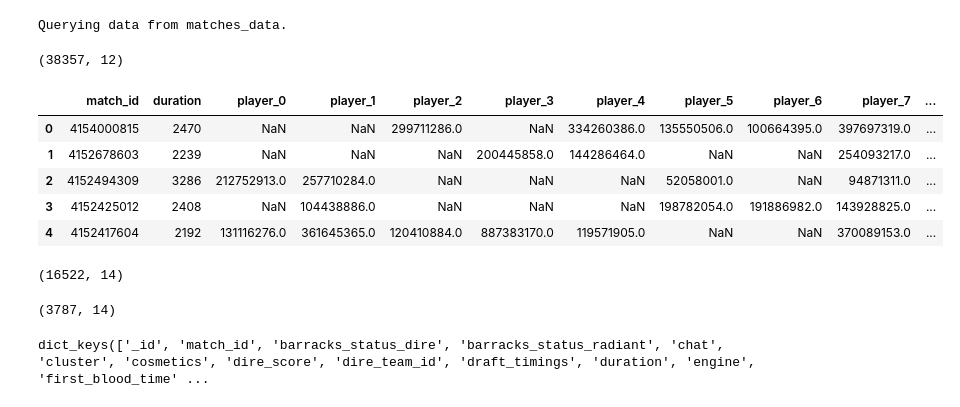
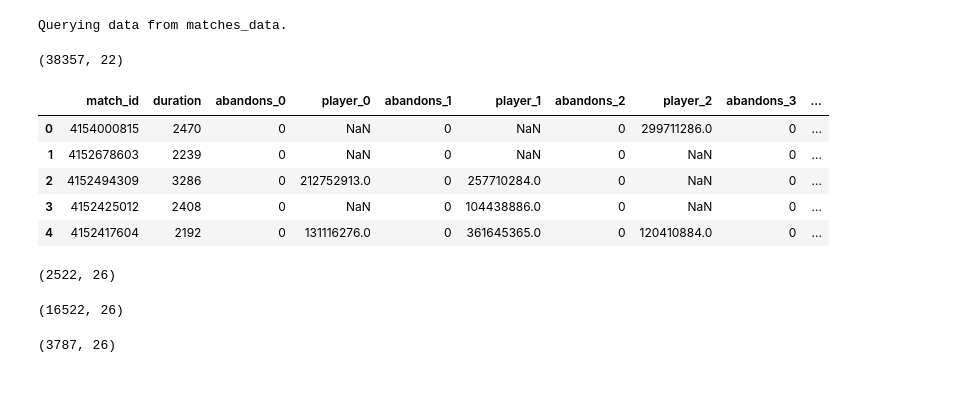
Before and after one commit to hardianlawi/dota2-match-prediction, a Jupyter notebook: notebooks/Check Players Information.ipynb, the cells around one changed output. Saved outputs shown, nothing was run; the diff lists cells and outputs as text; code cells hidden in the pictures.

```diff
--- a/notebooks/Check Players Information.ipynb
+++ b/notebooks/Check Players Information.ipynb
@@ -9,6 +9,10 @@ import matplotlib.pyplot as plt
 from src.database import MongoDB
 
 %matplotlib inline
+
+pd.options.display.max_columns = 100
+
+flatten = lambda ll: [x for l in ll for x in l]
 # %% [markdown]
 ## Check data quality
 # %%
@@ -21,38 +25,42 @@ for doc in matches_data:
     temp.append(doc['match_id'])
     temp.append(doc['duration'])
     for player in doc['players']:
+        temp.append(player['abandons'])
         temp.append(player['account_id'])
     rows.append(temp)
 # %% [output]
 Querying data from matches_data.
 # %%
-df = pd.DataFrame(rows, columns=['match_id', 'duration'] + ['player_' + str(i) for i in range(10)])
+df = pd.DataFrame(rows, columns=['match_id', 'duration'] + flatten([['abandons_' + str(i), 'player_' + str(i)] for i in range(10)]))
 df.shape
 # %% [output]
-(38357, 12)
+(38357, 22)
 # %%
+df['radiant_abandons'] = df[['abandons_' + str(i) for i in range(5)]].sum(axis=1)
+df['dire_abandons'] = df[['abandons_' + str(i) for i in range(5, 10)]].sum(axis=1)
+
 df['no_radiant_identified'] = (~df[['player_' + str(i) for i in range(5)]].isna() == True).\
     apply(lambda x: sum(x), axis=1)
 df['no_dire_identified'] = (~df[['player_' + str(i) for i in range(5, 10)]].isna() == True).\
     apply(lambda x: sum(x), axis=1)
 
 df.head()
 # %% [output]
-|  | match_id | duration | player_0 | player_1 | player_2 | player_3 | player_4 | player_5 | player_6 | player_7 | ... |
-| 0 | 4154000815 | 2470 | NaN | NaN | 299711286.0 | NaN | 334260386.0 | 135550506.0 | 100664395.0 | 397697319.0 | ... |
-| 1 | 4152678603 | 2239 | NaN | NaN | NaN | 200445858.0 | 144286464.0 | NaN | NaN | 254093217.0 | ... |
-| 2 | 4152494309 | 3286 | 212752913.0 | 257710284.0 | NaN | NaN | NaN | 52058001.0 | NaN | 94871311.0 | ... |
-| 3 | 4152425012 | 2408 | NaN | 104438886.0 | NaN | NaN | NaN | 198782054.0 | 191886982.0 | 143928825.0 | ... |
-| 4 | 4152417604 | 2192 | 131116276.0 | 361645365.0 | 120410884.0 | 887383170.0 | 119571905.0 | NaN | NaN | 370089153.0 | ... |
+|  | match_id | duration | abandons_0 | player_0 | abandons_1 | player_1 | abandons_2 | player_2 | abandons_3 | ... |
+| 0 | 4154000815 | 2470 | 0 | NaN | 0 | NaN | 0 | 299711286.0 | 0 | ... |
+| 1 | 4152678603 | 2239 | 0 | NaN | 0 | NaN | 0 | NaN | 0 | ... |
+| 2 | 4152494309 | 3286 | 0 | 212752913.0 | 0 | 257710284.0 | 0 | NaN | 0 | ... |
+| 3 | 4152425012 | 2408 | 0 | NaN | 0 | 104438886.0 | 0 | NaN | 0 | ... |
+| 4 | 4152417604 | 2192 | 0 | 131116276.0 | 0 | 361645365.0 | 0 | 120410884.0 | 0 | ... |
+# %%
+df[(df.radiant_abandons != 0) | (df.dire_abandons != 0)].shape
+# %% [output]
+(2522, 26)
 # %%
 df[(df.no_radiant_identified > 3) & (df.no_dire_identified > 3)].shape
 # %% [output]
-(16522, 14)
+(16522, 26)
 # %%
 df[(df.no_radiant_identified > 4) & (df.no_dire_identified > 4)].shape
 # %% [output]
-(3787, 14)
+(3787, 26)
-# %%
-doc.keys()
-# %% [output]
-dict_keys(['_id', 'match_id', 'barracks_status_dire', 'barracks_status_radiant', 'chat', 'cluster', 'cosmetics', 'dire_score', 'dire_team_id', 'draft_timings', 'duration', 'engine', 'first_blood_time' ...
```
Also changed, not shown: 13 other files.
